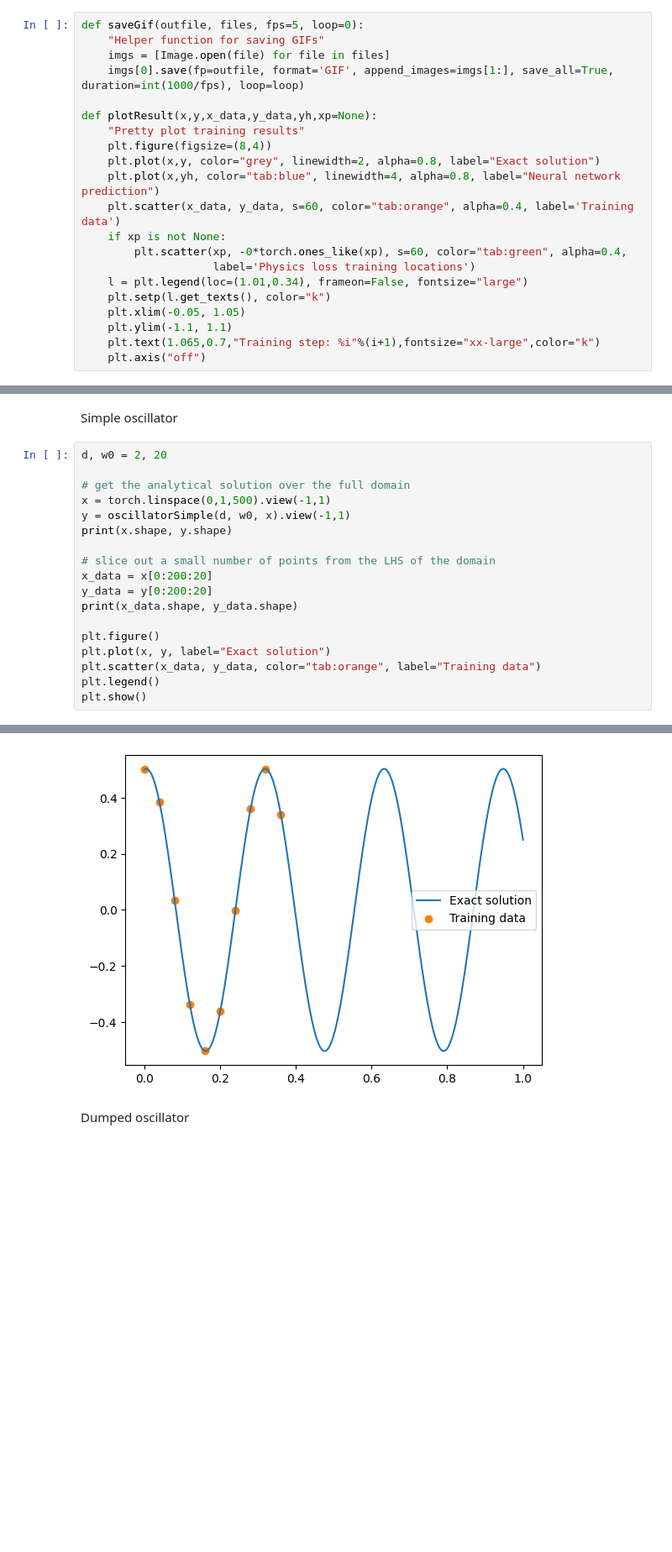
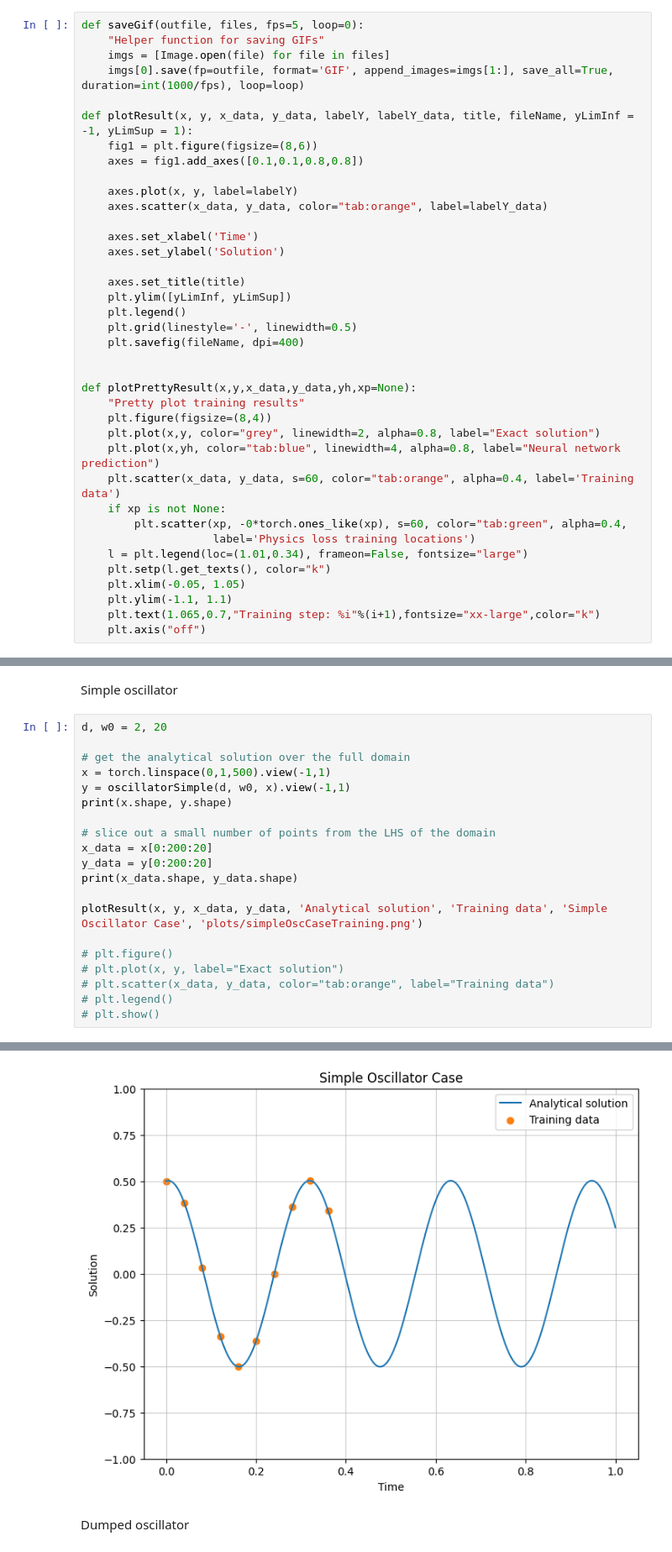
Before and after one commit to Shnrqpdr/physics-informed-neural-network, a Jupyter notebook: oscilador-pinn.ipynb, the cells around one changed output, grey strips where cells are left out. Shown at 84% size. Saved outputs shown, nothing was run; the diff lists cells and outputs as text; blank space fills up the shorter version.

Commit message:
make plot functions

```diff
--- a/oscilador-pinn.ipynb
+++ b/oscilador-pinn.ipynb
@@ -68,7 +68,24 @@ def saveGif(outfile, files, fps=5, loop=0):
     imgs = [Image.open(file) for file in files]
     imgs[0].save(fp=outfile, format='GIF', append_images=imgs[1:], save_all=True, duration=int(1000/fps), loop=loop)
 
-def plotResult(x,y,x_data,y_data,yh,xp=None):
+def plotResult(x, y, x_data, y_data, labelY, labelY_data, title, fileName, yLimInf = -1, yLimSup = 1):
+    fig1 = plt.figure(figsize=(8,6))
+    axes = fig1.add_axes([0.1,0.1,0.8,0.8])
+
+    axes.plot(x, y, label=labelY)
+    axes.scatter(x_data, y_data, color="tab:orange", label=labelY_data)
+
+    axes.set_xlabel('Time')
+    axes.set_ylabel('Solution')
+
+    axes.set_title(title)
+    plt.ylim([yLimInf, yLimSup])
+    plt.legend()
+    plt.grid(linestyle='-', linewidth=0.5)
+    plt.savefig(fileName, dpi=400)
+
+
+def plotPrettyResult(x,y,x_data,y_data,yh,xp=None):
     "Pretty plot training results"
     plt.figure(figsize=(8,4))
     plt.plot(x,y, color="grey", linewidth=2, alpha=0.8, label="Exact solution")
@@ -149,25 +166,27 @@ Simple oscillator
 # %%
 d, w0 = 2, 20
 
 # get the analytical solution over the full domain
 x = torch.linspace(0,1,500).view(-1,1)
 y = oscillatorSimple(d, w0, x).view(-1,1)
 print(x.shape, y.shape)
 
 # slice out a small number of points from the LHS of the domain
 x_data = x[0:200:20]
 y_data = y[0:200:20]
 print(x_data.shape, y_data.shape)
 
-plt.figure()
-plt.plot(x, y, label="Exact solution")
-plt.scatter(x_data, y_data, color="tab:orange", label="Training data")
-plt.legend()
-plt.show()
+plotResult(x, y, x_data, y_data, 'Analytical solution', 'Training data', 'Simple Oscillator Case', 'plots/simpleOscCaseTraining.png')
+
+# plt.figure()
+# plt.plot(x, y, label="Exact solution")
+# plt.scatter(x_data, y_data, color="tab:orange", label="Training data")
+# plt.legend()
+# plt.show()
 # %% [output]
 torch.Size([500, 1]) torch.Size([500, 1])
 torch.Size([10, 1]) torch.Size([10, 1])
-[figure, old version]
+[figure, new version]
 # %% [markdown]
 Dumped oscillator
 # %%
```
Also changed, not shown: parts of 3 cells of this notebook, 3 other files.
